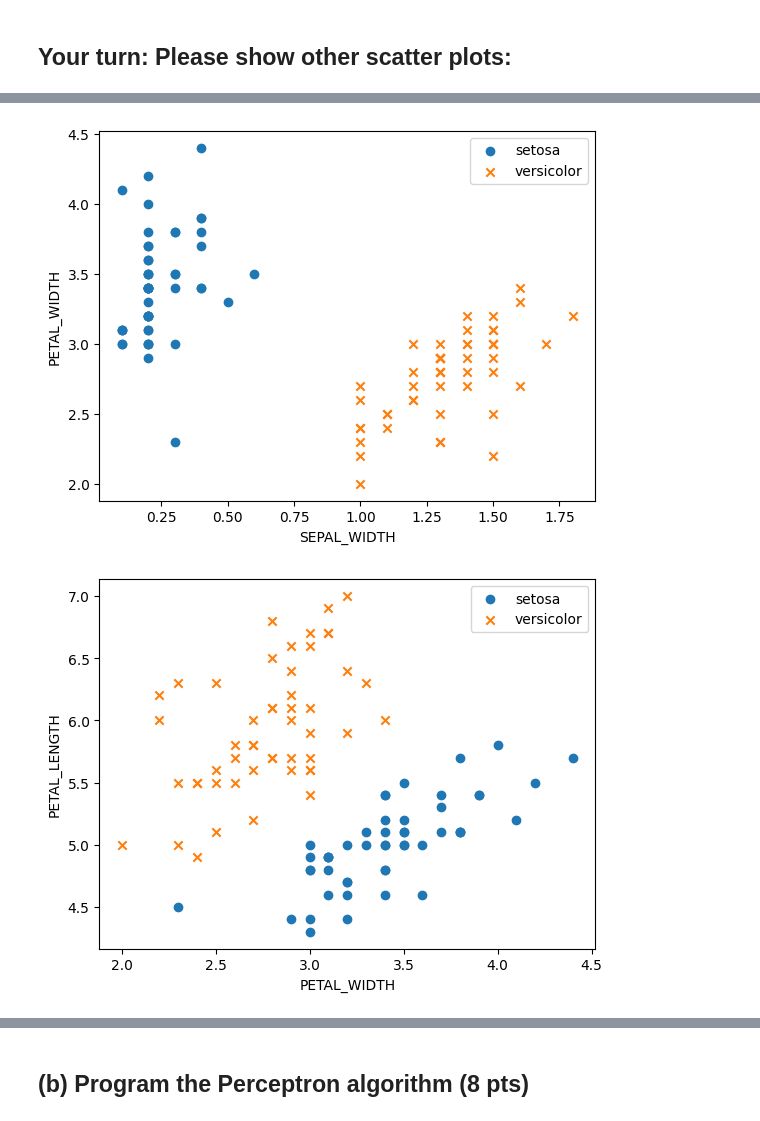
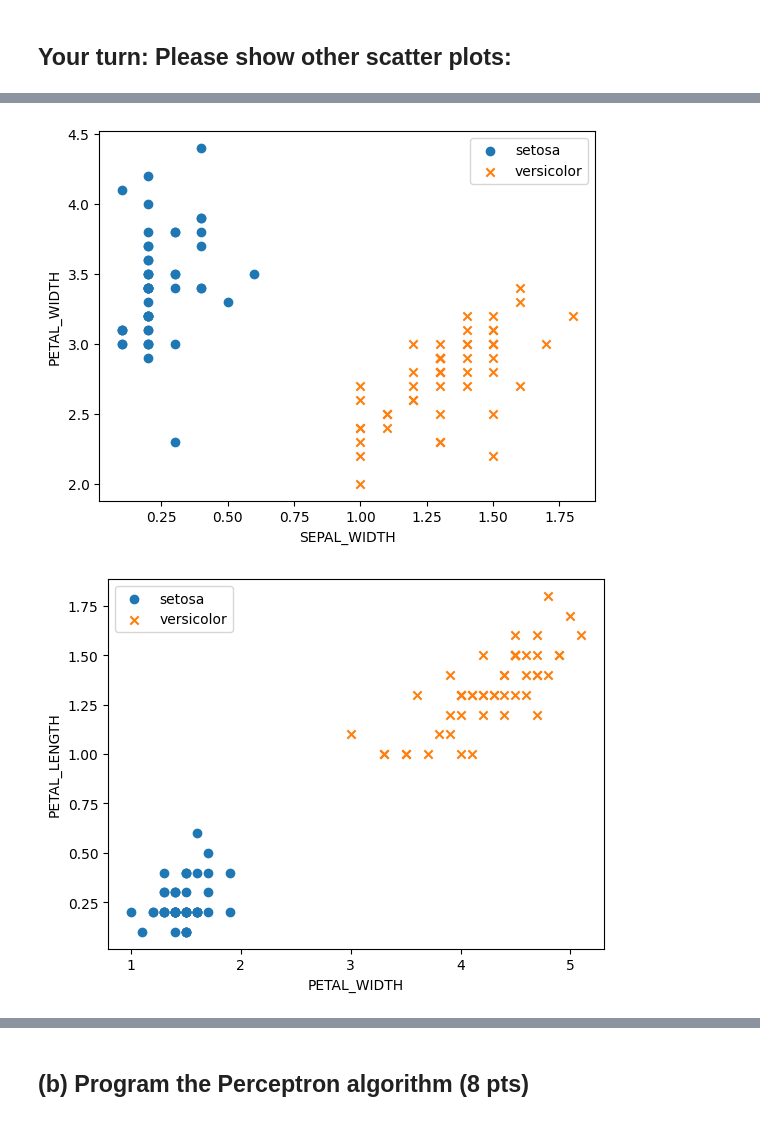
Before and after one commit to jag2k2/ut-stat-ml, a Jupyter notebook: HW1/Homework1Programming.ipynb, the cells around one changed output, grey strips where cells are left out. Cells and saved outputs as stored; diff of their text form; code cells hidden in the pictures.

Commit message:
fixed scatter plots

```diff
--- a/HW1/Homework1Programming.ipynb
+++ b/HW1/Homework1Programming.ipynb
@@ -74,33 +74,33 @@ plt.show()
 # %%
 # 4 features (0:Petal Length, 1:Petal Width, 2:Sepal Length, 3:Sepal Width)
 from enum import Enum
 
 class Feature(Enum):
-    PETAL_LENGTH = 0
-    PETAL_WIDTH = 1
-    SEPAL_LENGTH = 2
-    SEPAL_WIDTH =3
+    SEPAL_LENGTH = 0
+    SEPAL_WIDTH =1
+    PETAL_LENGTH = 2
+    PETAL_WIDTH = 3
 
 def make_scatter(data, y_plot, x_plot):
-    plt.scatter(np.array(data[:50,x_plot.value]), np.array(data[:50,y_plot.value]), marker='o', label='setosa')
-    plt.scatter(np.array(data[50:,x_plot.value]), np.array(data[50:,y_plot.value]), marker='x', label='versicolor')
+    plt.scatter(np.array(data[:50,y_plot.value]), np.array(data[:50,x_plot.value]), marker='o', label='setosa')
+    plt.scatter(np.array(data[50:,y_plot.value]), np.array(data[50:,x_plot.value]), marker='x', label='versicolor')
     plt.xlabel(x_plot.name)
     plt.ylabel(y_plot.name)
     plt.legend()
     plt.show()
 
 # 1. Y: petal length, X: sepal length;
 make_scatter(data, Feature.PETAL_LENGTH, Feature.SEPAL_LENGTH)
 
 # 2. Y: petal width, X: sepal width;
 make_scatter(data, Feature.PETAL_WIDTH, Feature.SEPAL_WIDTH)
 
 # 3. Y: petal length, X: petal width;
 make_scatter(data, Feature.PETAL_LENGTH, Feature.PETAL_WIDTH)
 
 # 4. Y: sepal length, X: sepal width.
 make_scatter(data, Feature.SEPAL_LENGTH, Feature.SEPAL_WIDTH)
 # %% [output]
 [figure]
 [figure]
-[figure, old version]
+[figure, new version]
```
Also changed, not shown: parts of 1 cell of this notebook.
